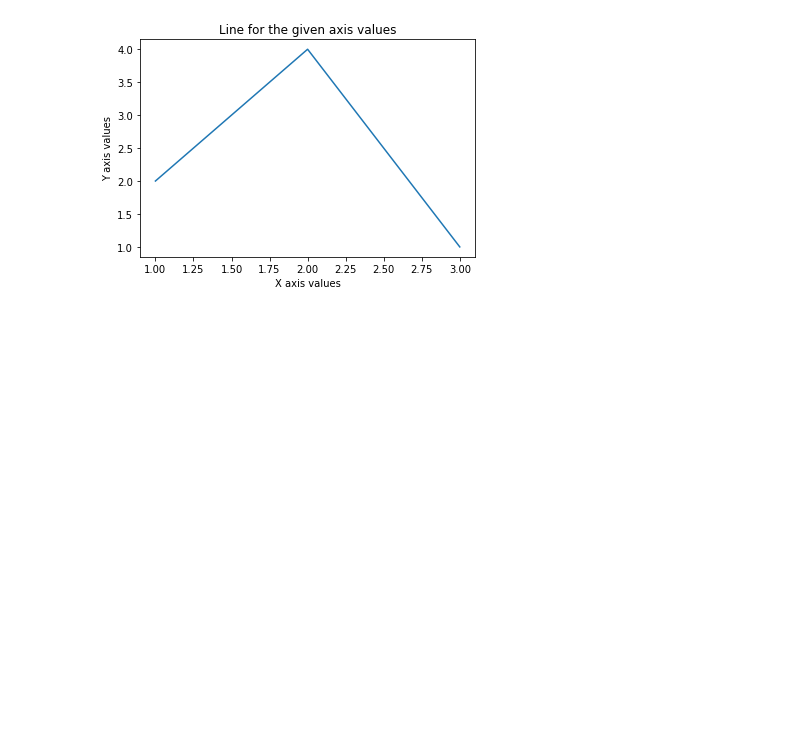
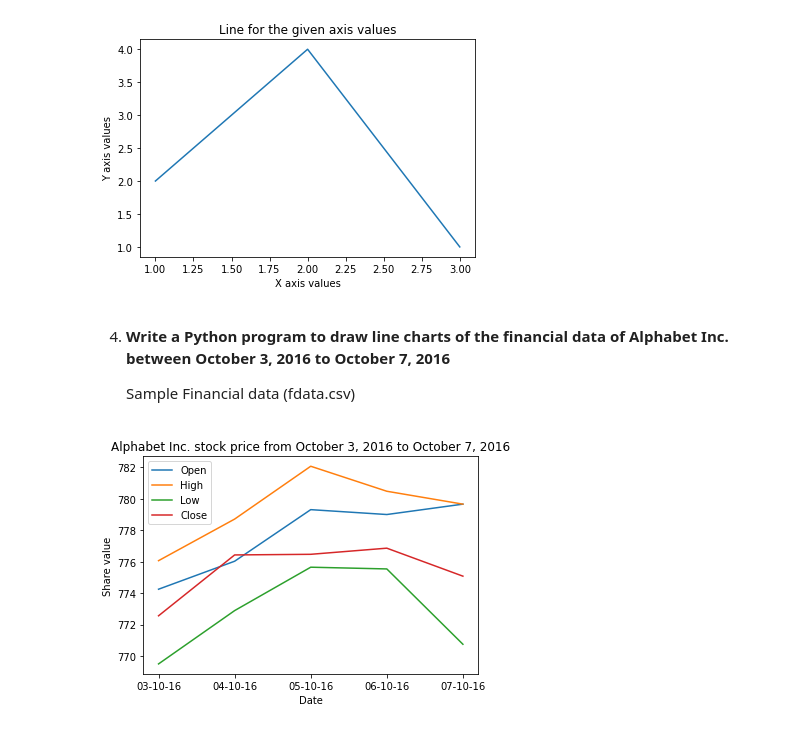
Before and after one commit to NishanthRajkumar/Python-Libraries, a Jupyter notebook: matplotlib_programs/matplotlib_programs.ipynb, the cells around one changed output. Cells and saved outputs as stored; diff of their text form; code cells hidden in the pictures; blank space fills up the shorter version.

Commit message:
feat: read from csv and plot stock market

```diff
--- a/matplotlib_programs/matplotlib_programs.ipynb
+++ b/matplotlib_programs/matplotlib_programs.ipynb
@@ -68,3 +68,28 @@ plot_line(x_axis_val, y_axis_val)
 # %% [output]
 int32
 [figure]
+# %% [markdown]
+4. **Write a Python program to draw line charts of the financial data of Alphabet Inc. between October 3, 2016 to October 7, 2016**
+
+    Sample Financial data (fdata.csv)
+# %%
+# read csv file using pandas module
+financial_data = pd.read_csv('fdata.csv')
+x_val = financial_data['Date']
+y_open_val = financial_data['Open']
+y_high_val = financial_data['High']
+y_low_val = financial_data['Low']
+y_close_val = financial_data['Close']
+
+# Plot 4 lines for the open, high, low, close
+plt.plot(x_val, y_open_val, label='Open')
+plt.plot(x_val, y_high_val, label='High')
+plt.plot(x_val, y_low_val, label='Low')
+plt.plot(x_val, y_close_val, label='Close')
+plt.legend()
+plt.title('Alphabet Inc. stock price from October 3, 2016 to October 7, 2016')
+plt.xlabel('Date')
+plt.ylabel('Share value')
+plt.show()
+# %% [output]
+[figure, added]
```
Also changed, not shown: 1 other file.
